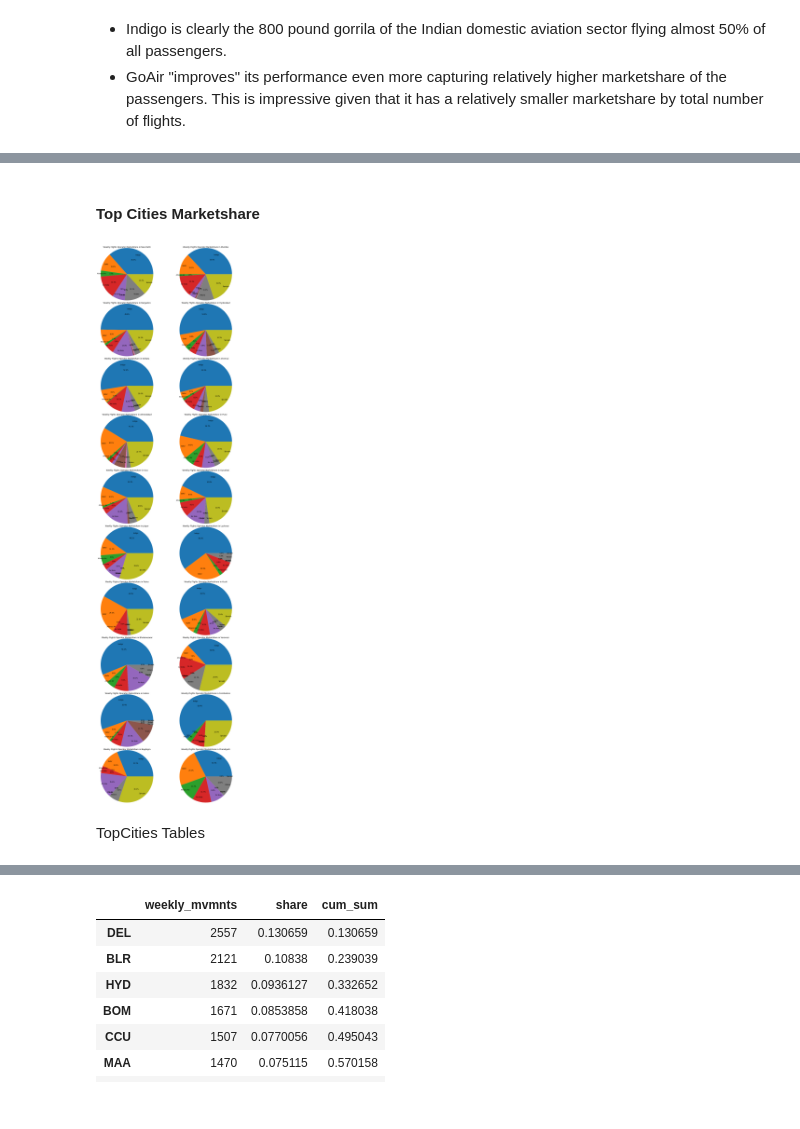
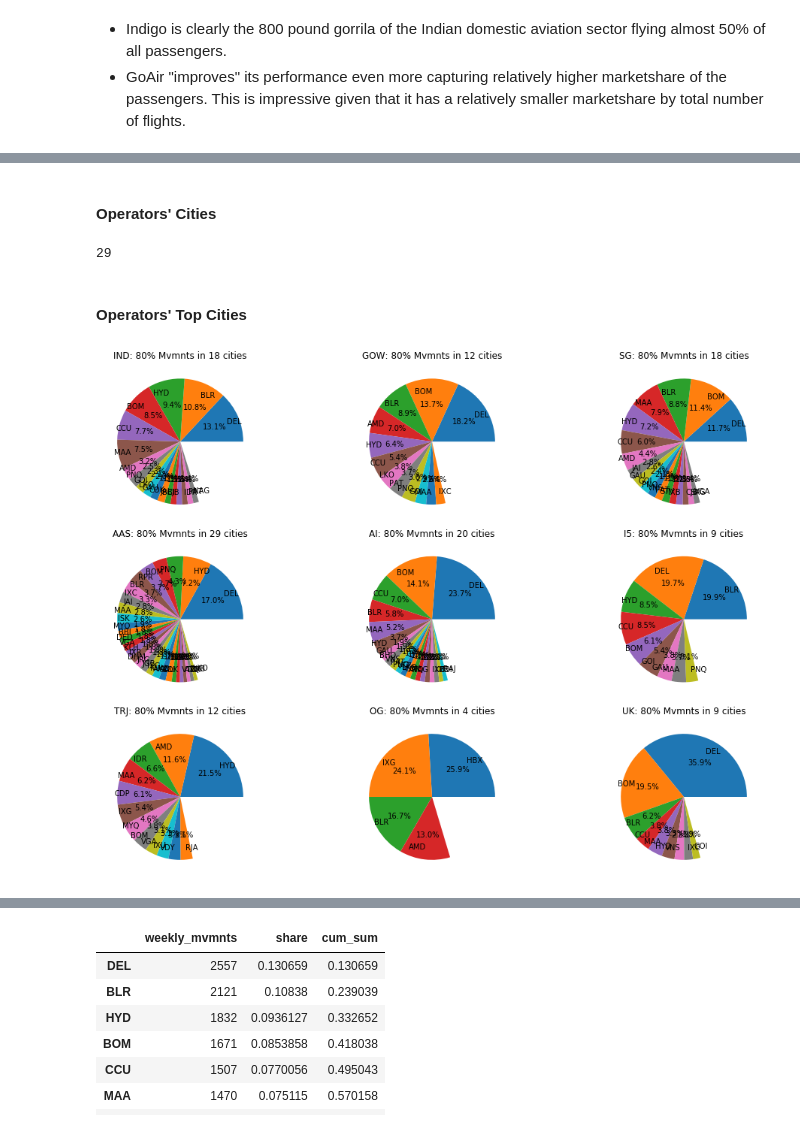
Before and after one commit to sanjeevgadre/Portfolio-Airport-Traffic, a Jupyter notebook: operator-movement-analysis.ipynb, the cells around one changed output, grey strips where cells are left out. Saved outputs shown, nothing was run; the diff lists cells and outputs as text; code cells hidden in the pictures.

Commit message:
Extended the Operator Analysis notebook

```diff
--- a/operator-movement-analysis.ipynb
+++ b/operator-movement-analysis.ipynb
@@ -108,6 +112,8 @@ for operator in operators:
     df.loc[df.index == operator, 'weekly_est_pass'] = op_capacity
     df.loc[df.index == operator, 'mkt_share'] = round(op_capacity/sum(dat.weekly_est_pass), 4)
 
+df.at['AI'] = df[(df.index == 'AI') | (df.index == 'AAS')].sum(axis = 0) # Combining AI and AAS
+df = df.drop(index = 'AAS')
 df = df.sort_values(by = 'weekly_est_pass', ascending = False)
 
 plt.figure(figsize = (15, 6))
@@ -132,32 +183,39 @@ plt.show()
+# %% [markdown]
+#### Operators' Cities
+# %%
+dat.query('operator == "UK"').groupby(by = 'from').sum().shape[0]
+# %% [output]
+29
 # %% [markdown]
-#### Top Cities Marketshare
+#### Operators' Top Cities
 # %%
-top_cities = ['DEL', 'BOM', 'BLR', 'HYD', 'CCU', 'MAA', 'AMD', 'PNQ', 'GOI', 'GAU', 'JAI', 'LKO', 'PAT',
-              'COK', 'BBI', 'VNS', 'IDR', 'CJB', 'IXB', 'IXC']
+plt.figure(figsize = (15, 10))
+n_col = 3
+n_row = np.ceil(n_operators/n_col)
+i = 1
+threshold = 0.8
 
-plt.figure(figsize = (15, 50))
-n_col = 2
-n_row = np.ceil(len(top_cities)/n_col)
-i = 1
+for operator in operators:
+    df = pd.DataFrame(data = None, index = codes_to_city.keys(), columns = ['weekly_mvmnts', 'share'])
+    n_opr_mvmnts = dat.query('operator == @operator')['weekly_flights'].sum()*2
+    for city in codes_to_city.keys():
+        cty_mvmnts = dat.query('(operator == @operator) & (`from` == @city | to == @city)')['weekly_flights'].sum()
+        df.loc[df.index == city, 'weekly_mvmnts'] = cty_mvmnts
+        df.loc[df.index == city, 'share'] = cty_mvmnts/n_opr_mvmnts
 
-for city in top_cities:
-    df = pd.DataFrame(data = None, index = codes_to_carrier.keys(), columns = ['weekly_flights', 'mkt_share'])
-    n_city_flights = dat.query('`from` == @city | to == @city')['weekly_flights'].sum()
-    for operator in operators:
-        op_flights = dat.query('(operator == @operator) & (`from` == @city | to == @city)')['weekly_flights'].sum()
-        df.loc[df.index == operator, 'weekly_flights'] = op_flights
-        df.loc[df.index == operator, 'mkt_share'] = round(op_flights/n_city_flights, 4)
-
+    df = df.sort_values(by = 'share', ascending = False)
+    df['cum_sum'] = df.share.cumsum()
+    indx = df[df.cum_sum <= threshold].index.tolist()
+    df = df[df.index.isin(indx)]
 
     plt.subplot(n_row, n_col, i)
-    plt.pie(df.mkt_share, radius = 1.5, autopct = '%1.1f%%', labeldistance = 0.8,
-            labels = [codes_to_carrier[value] for value in df.index])
-    plt.title('Weekly Flights Operator Marketshare in %s' % codes_to_city[city], pad = 30)
+    plt.pie(df.share, radius = 1, autopct = '%1.1f%%', labeldistance = 0.8,
+            labels = [value for value in df.index])
+    plt.title('%s: %i%% Mvmnts in %i cities' % (operator, threshold*100, len(indx)),
+              fontdict = {'fontsize' : 12})
     i += 1
 
 plt.tight_layout()
 plt.show()
 # %% [output]
-[figure, old version]
+[figure, new version]
-# %% [markdown]
-TopCities Tables
```
Also changed, not shown: parts of 8 cells of this notebook.
